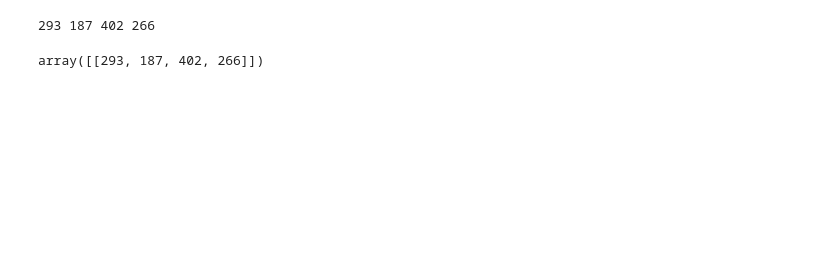
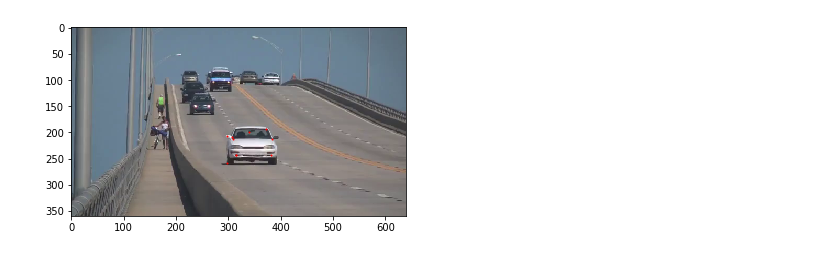
Before and after one commit to shortstheory/cis581-3b, a Jupyter notebook: Playground.ipynb, the cells around one changed output. Drawn from its saved outputs; the diff is of its cells as text; code cells hidden in the pictures; blank space fills up the shorter version.

```diff
--- a/Playground.ipynb
+++ b/Playground.ipynb
@@ -43,11 +21,0 @@ print(root[6])
-# %%
-root = ET.parse('first.xml').getroot()
-for obj in root.findall('object'):
-    for box in obj.findall('bndbox'):
-        xmin = box.find('xmin').text
-        xmax = box.find('xmax').text
-        ymin = box.find('ymin').text
-        ymax = box.find('ymax').text
-        print(xmin,ymin,xmax,ymax)
-# %% [output]
-293 187 402 266
@@ -60,4 +22,17 @@ for country in root.findall('country'):
-# %%
-getBoundingBoxes()
-# %% [output]
-array([[293, 187, 402, 266]])
+# %%
+f = cv2.imread('first.png')
+boxes = getBoundingBoxes()
+for box in boxes:
+    cimg = f[box[1]:box[3],box[0]:box[2]]
+    gray = cv2.cvtColor(cimg,cv2.COLOR_BGR2GRAY)
+    # res = corner_detector(gray)
+    # x, y, rmax = anms(res,10)
+    x,y=getBoxFeatures(gray,box)
+    # print(x)
+    # print(y)
+    plt.imshow(cv2.cvtColor(f, cv2.COLOR_BGR2RGB))
+    fig = plt.gcf()
+    ax1 = fig.add_subplot(111)
+    ax1.scatter(x,y,c='r',s=1,label='ANMS')
+# %% [output]
+[figure, added]
```
Also changed, not shown: parts of 10 cells of this notebook, 3 other files.
